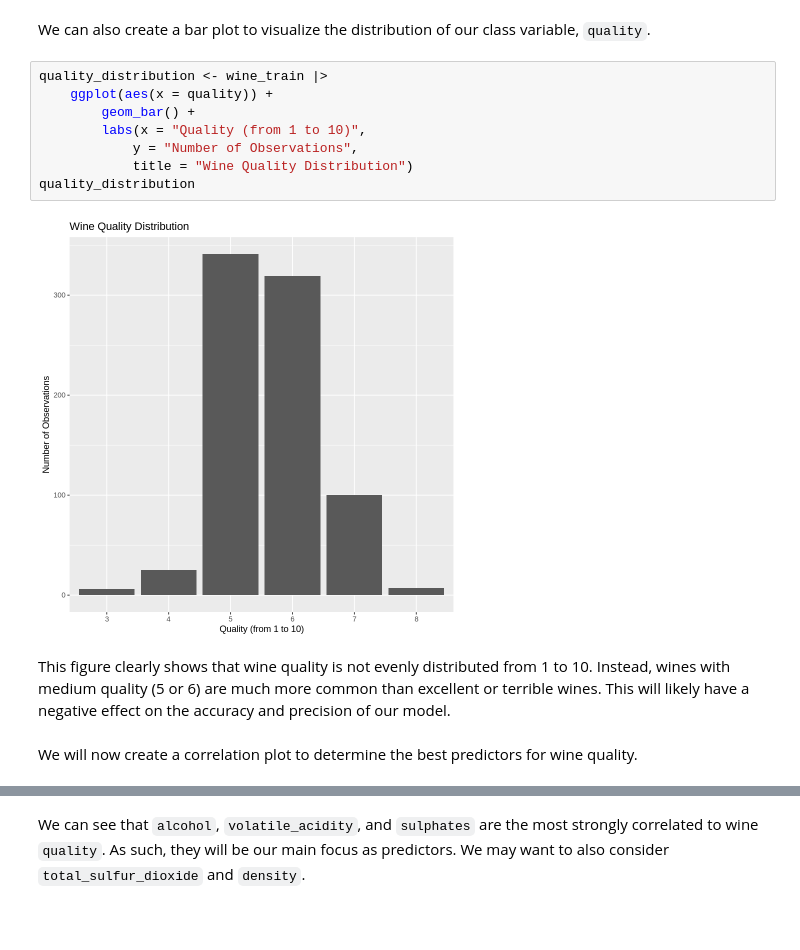
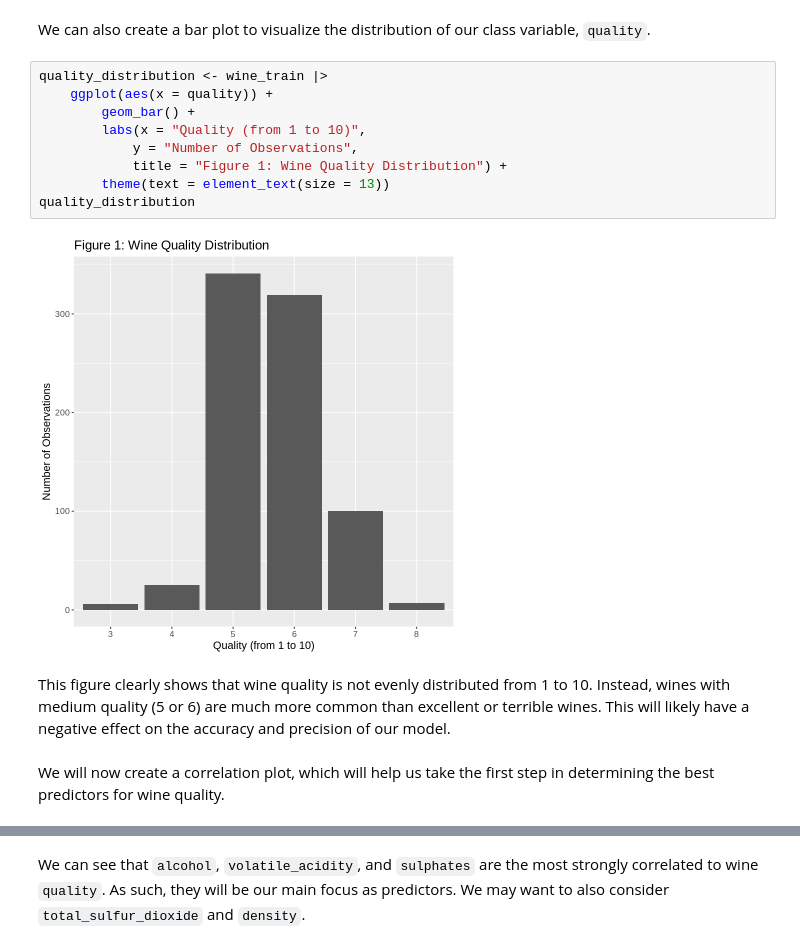
Before and after one commit to MostLeVert/goup01dsci100, a Jupyter notebook: Project_report.ipynb, the cells around one changed output, grey strips where cells are left out. Saved outputs shown, nothing was run; the diff lists cells and outputs as text; blank space fills up the shorter version.

```diff
--- a/Project_report.ipynb
+++ b/Project_report.ipynb
@@ -123,17 +108,18 @@ We can also create a bar plot to visualize the distribution of our class variabl
 # %%
 quality_distribution <- wine_train |>
     ggplot(aes(x = quality)) +
         geom_bar() +
         labs(x = "Quality (from 1 to 10)",
             y = "Number of Observations",
-            title = "Wine Quality Distribution")
+            title = "Figure 1: Wine Quality Distribution") +
+        theme(text = element_text(size = 13))
 quality_distribution
 # %% [output]
-[figure, old version]
+[figure, new version]
 # %% [markdown]
 This figure clearly shows that wine quality is not evenly distributed from 1 to 10. Instead, wines with medium quality (5 or 6) are much more common than excellent or terrible wines. This will likely have a negative effect on the accuracy and precision of our model.
 # %% [markdown]
-We will now create a correlation plot to determine the best predictors for wine quality.
+We will now create a correlation plot, which will help us take the first step in determining the best predictors for wine quality.
 # %%
 # Compute the correlation matrix
 # We need to convert quality back to a numeric variable for this plot
```
Also changed, not shown: parts of 12 cells of this notebook.
